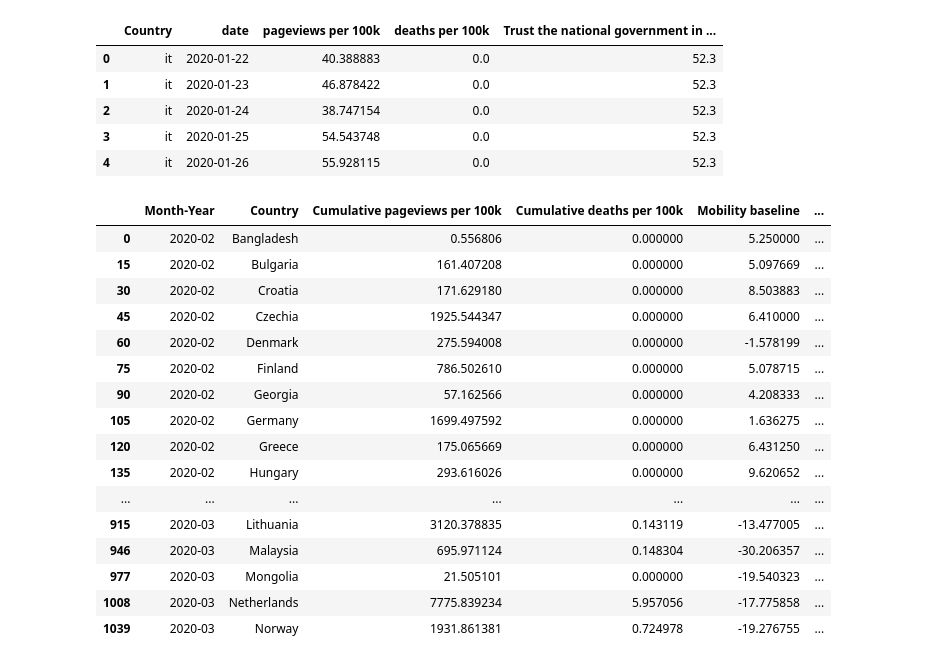
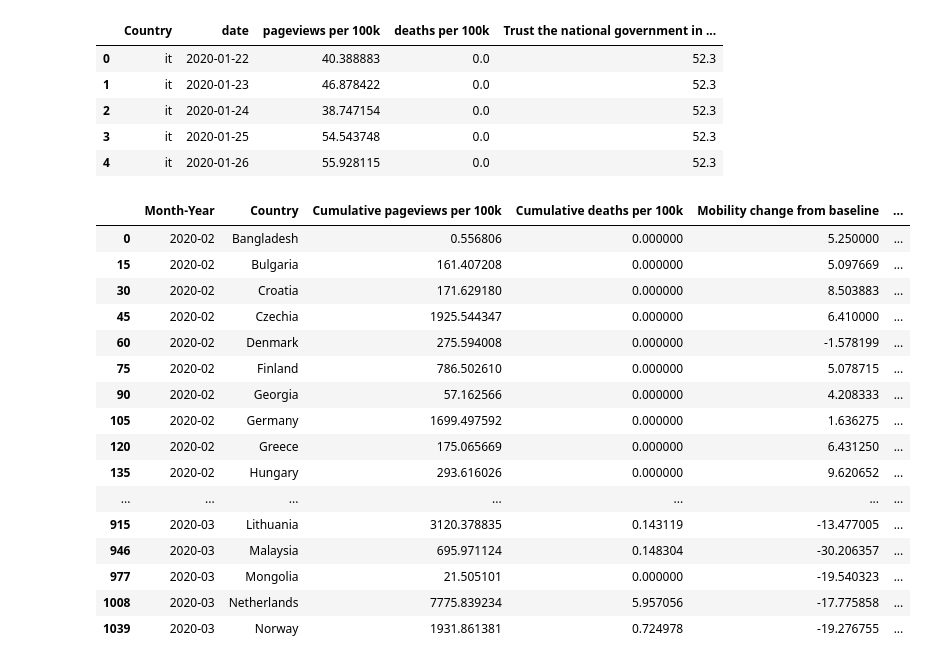
Before and after one commit to epfl-ada/ada-2022-project-thedatadiggers22, a Jupyter notebook: animated_figure.ipynb, the cells around one changed output. Drawn from its saved outputs; the diff is of its cells as text; code cells hidden in the pictures.

```diff
--- a/animated_figure.ipynb
+++ b/animated_figure.ipynb
@@ -97,19 +92,19 @@ df_animation['Country'] = df_animation['Country'].map(inv_map)
 # %%
 def f(x):
     d = {}
     d['Cumulative pageviews per 100k'] = x['pageviews per 100k'].sum()
     d['Cumulative deaths per 100k'] = x['deaths per 100k'].sum()
-    d['Mobility baseline'] = x['moving category'].mean()
+    d["Mobility change from baseline"] = x['moving category'].mean()
 
 
-    return pd.Series(d, index=['Cumulative pageviews per 100k','Cumulative deaths per 100k', 'Mobility baseline'])
+    return pd.Series(d, index=['Cumulative pageviews per 100k','Cumulative deaths per 100k', "Mobility change from baseline"])
 
 grouped_df = df_animation.groupby(['Month-Year','Country']).apply(f)
 grouped_df = grouped_df.reset_index()
 grouped_df =grouped_df.merge(df_animation[['Country','Month-Year','Trust the national government in this country']], how='left', on=['Month-Year','Country']).drop_duplicates()
 grouped_df.head(50)
 # %% [output]
-|  | Month-Year | Country | Cumulative pageviews per 100k | Cumulative deaths per 100k | Mobility baseline | ... |
+|  | Month-Year | Country | Cumulative pageviews per 100k | Cumulative deaths per 100k | Mobility change from baseline | ... |
 | 0 | 2020-02 | Bangladesh | 0.556806 | 0.000000 | 5.250000 | ... |
 | 15 | 2020-02 | Bulgaria | 161.407208 | 0.000000 | 5.097669 | ... |
 | 30 | 2020-02 | Croatia | 171.629180 | 0.000000 | 8.503883 | ... |
```
Also changed, not shown: parts of 10 cells of this notebook.
